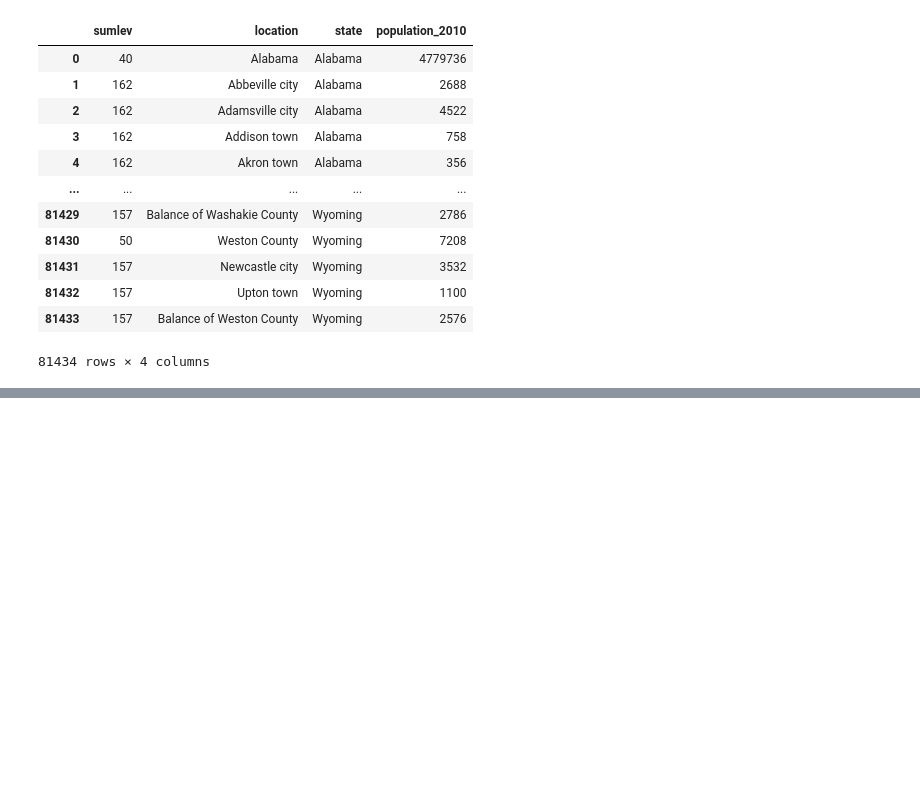
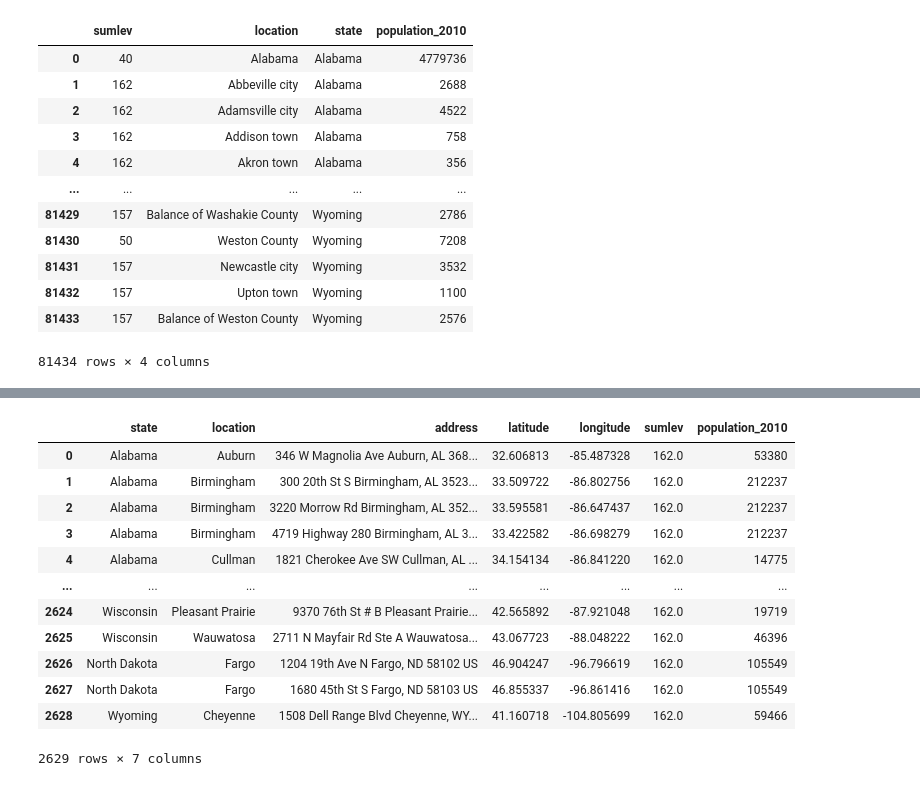
Before and after one commit to sjricketts/etl-challenge, a Jupyter notebook: chipotle_census_data.ipynb, the cells around one changed output, grey strips where cells are left out. Saved outputs shown, nothing was run; the diff lists cells and outputs as text; code cells hidden in the pictures; blank space fills up the shorter version.

```diff
--- a/chipotle_census_data.ipynb
+++ b/chipotle_census_data.ipynb
@@ -77,0 +60,7 @@ census_abbr_df
+# %%
+# Filter Rows
+# Removed | (census_df["sumlev"] == 61)
+# SUMLEV 162 refers to incorporated cities, towns, and villages
+# SUMLEV 61 refers to townships, but they are also counted in SUMLEV 162
+census_abbr_df = census_df.loc[(census_df["sumlev"]  == 162)]
+census_abbr_df
@@ -161 +162,5 @@ census_abbr_df
 census_abbr_df.to_csv("abbr_file.csv", index=False, header=True)
+# %%
+# remove suffix_city column
+census_abbr_df = census_abbr_df[["sumlev", "location", "state", "population_2010"]]
+census_abbr_df
@@ -161,0 +181,18 @@ census_abbr_df.to_csv("abbr_file.csv", index=False, header=True)
+# %%
+# Merge datasets
+merge_df = pd.merge(chipotle_df, census_abbr_df, on=["location", "state"], how="left")
+merge_df
+# %% [output]
+|  | state | location | address | latitude | longitude | sumlev | population_2010 |
+| 0 | Alabama | Auburn | 346 W Magnolia Ave Auburn, AL 368... | 32.606813 | -85.487328 | 162.0 | 53380 |
+| 1 | Alabama | Birmingham | 300 20th St S Birmingham, AL 3523... | 33.509722 | -86.802756 | 162.0 | 212237 |
+| 2 | Alabama | Birmingham | 3220 Morrow Rd Birmingham, AL 352... | 33.595581 | -86.647437 | 162.0 | 212237 |
+| 3 | Alabama | Birmingham | 4719 Highway 280 Birmingham, AL 3... | 33.422582 | -86.698279 | 162.0 | 212237 |
+| 4 | Alabama | Cullman | 1821 Cherokee Ave SW Cullman, AL ... | 34.154134 | -86.841220 | 162.0 | 14775 |
+| ... | ... | ... | ... | ... | ... | ... | ... |
+| 2624 | Wisconsin | Pleasant Prairie | 9370 76th St # B Pleasant Prairie... | 42.565892 | -87.921048 | 162.0 | 19719 |
+| 2625 | Wisconsin | Wauwatosa | 2711 N Mayfair Rd Ste A Wauwatosa... | 43.067723 | -88.048222 | 162.0 | 46396 |
+| 2626 | North Dakota | Fargo | 1204 19th Ave N Fargo, ND 58102 US | 46.904247 | -96.796619 | 162.0 | 105549 |
+| 2627 | North Dakota | Fargo | 1680 45th St S Fargo, ND 58103 US | 46.855337 | -96.861416 | 162.0 | 105549 |
+| 2628 | Wyoming | Cheyenne | 1508 Dell Range Blvd Cheyenne, WY... | 41.160718 | -104.805699 | 162.0 | 59466 |
+2629 rows × 7 columns
```
Also changed, not shown: parts of 9 cells of this notebook.
